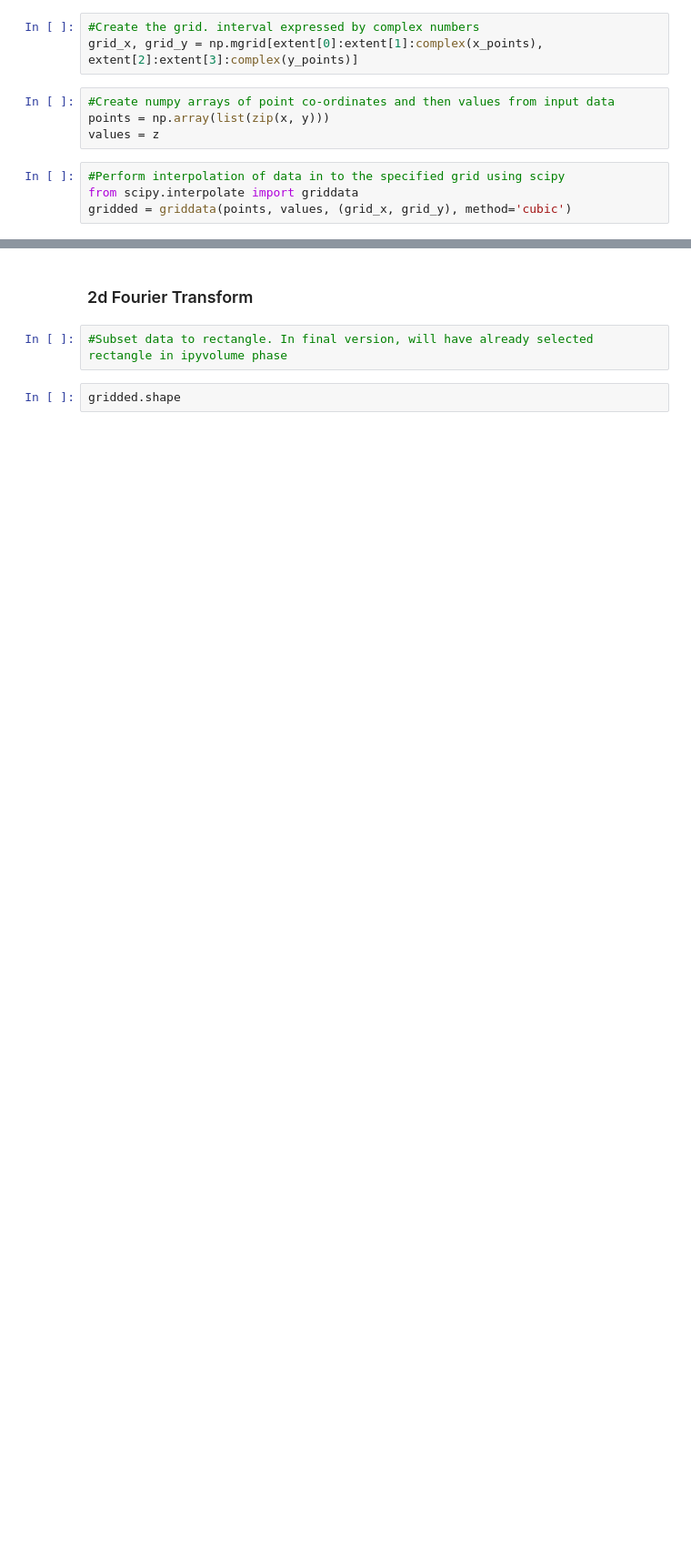
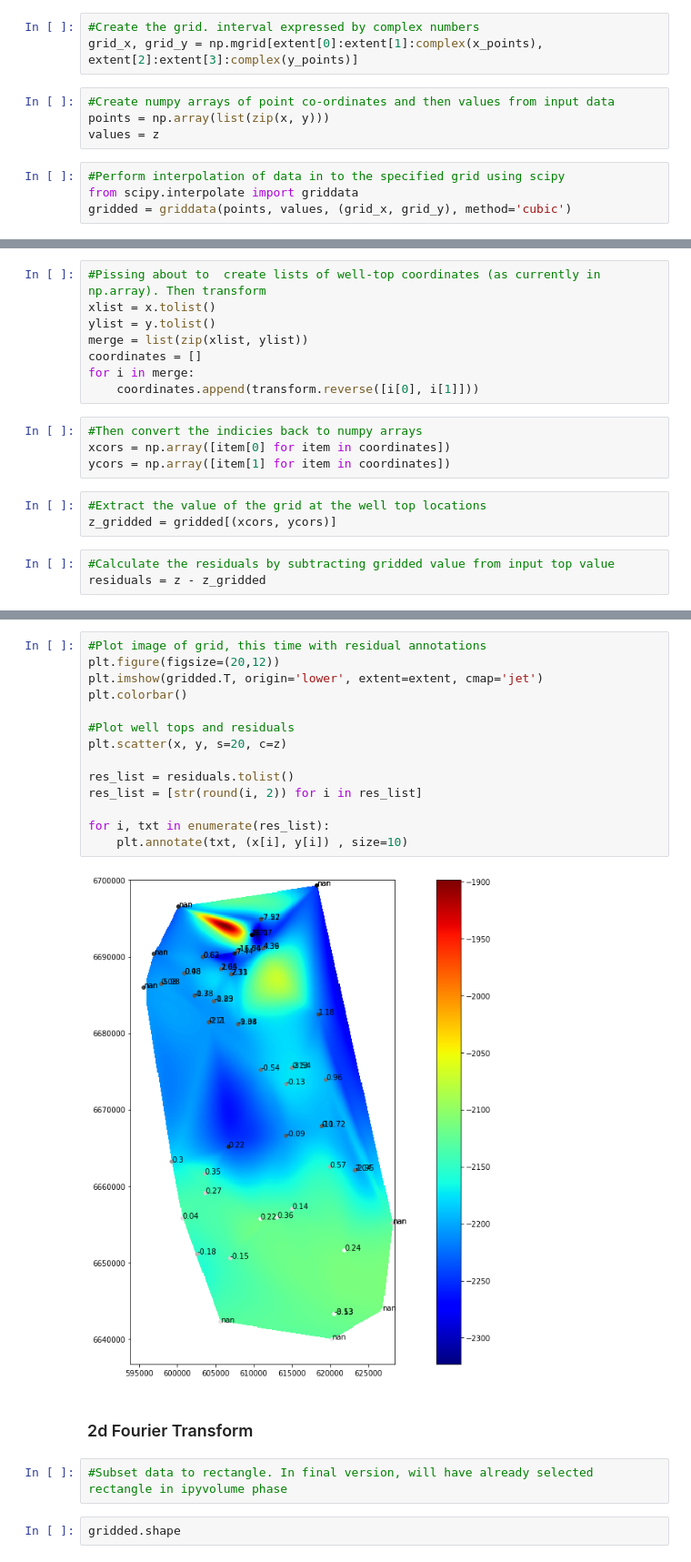
Before and after one commit to efpeel/wonkeycontact, a Jupyter notebook: wonky_tom.ipynb, the cells around one changed output, grey strips where cells are left out. Shown: that part at 91% size. Cells and saved outputs as stored; diff of their text form; blank space fills up the shorter version.

```diff
--- a/wonky_tom.ipynb
+++ b/wonky_tom.ipynb
@@ -162,0 +180,18 @@ plt.scatter(x, y, s=10, c='k')
+# %%
+#Pissing about to  create lists of well-top coordinates (as currently in np.array). Then transform
+xlist = x.tolist()
+ylist = y.tolist()
+merge = list(zip(xlist, ylist))
+coordinates = []
+for i in merge:
+    coordinates.append(transform.reverse([i[0], i[1]]))
+# %%
+#Then convert the indicies back to numpy arrays
+xcors = np.array([item[0] for item in coordinates])
+ycors = np.array([item[1] for item in coordinates])
+# %%
+#Extract the value of the grid at the well top locations
+z_gridded = gridded[(xcors, ycors)]
+# %%
+#Calculate the residuals by subtracting gridded value from input top value
+residuals = z - z_gridded
@@ -163,3 +203,19 @@ plt.scatter(x, y, s=10, c='k')
+# %%
+#Plot image of grid, this time with residual annotations
+plt.figure(figsize=(20,12))
+plt.imshow(gridded.T, origin='lower', extent=extent, cmap='jet')
+plt.colorbar()
+
+#Plot well tops and residuals
+plt.scatter(x, y, s=20, c=z)
+
+res_list = residuals.tolist()
+res_list = [str(round(i, 2)) for i in res_list]
+
+for i, txt in enumerate(res_list):
+    plt.annotate(txt, (x[i], y[i]) , size=10)
+# %% [output]
+[figure, added]
 # %% [markdown]
 ### 2d Fourier Transform
 # %%
```
Also changed, not shown: parts of 21 cells of this notebook.
